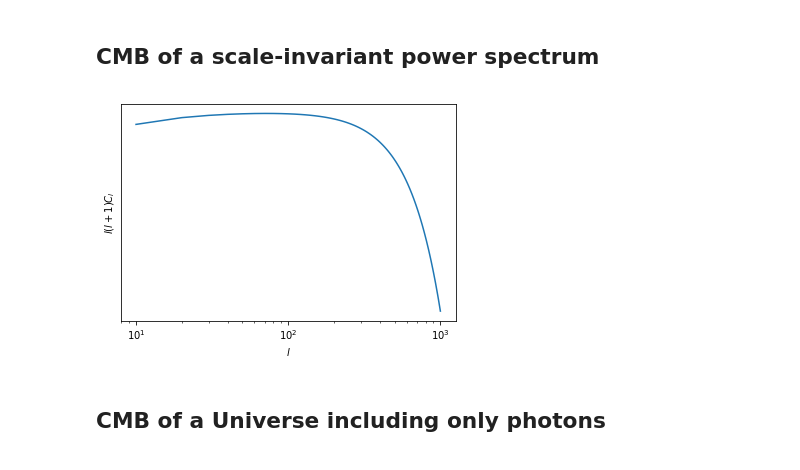
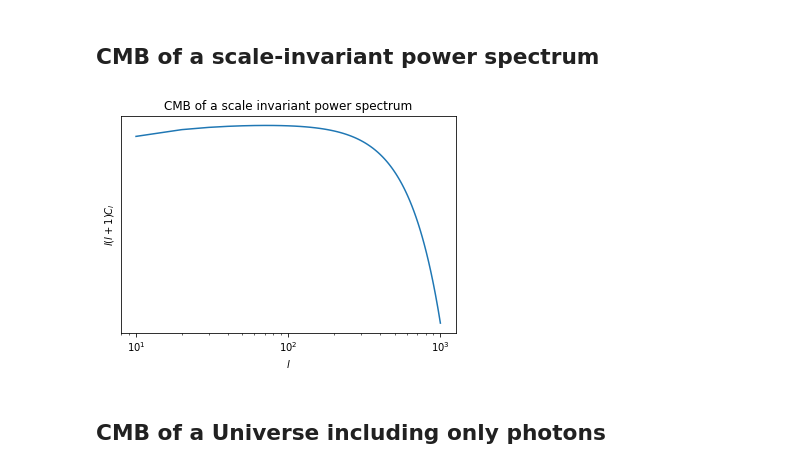
Before and after one commit to bradkav/GSS2018_Cosmology, a Jupyter notebook: scripts/Final_Script.ipynb, the cells around one changed output. Saved outputs shown, nothing was run; the diff lists cells and outputs as text; code cells hidden in the pictures.

```diff
--- a/scripts/Final_Script.ipynb
+++ b/scripts/Final_Script.ipynb
@@ -66,33 +106,35 @@ def C_l(l):
     i = 10**(-4)
     step = (0.3 - 10**(-4))/1000
     result = 0
 
     while i <= 0.3:
         int_part = lambda l: quad(dC_l_dk, i, i + step, args=(l,))[0]
         result = result + int_part(l)
         i+=step
 
     return result
 
 
 tab_cl = []
 
 for l in range(10,1001, 10):
     tab_cl.append(C_l(l))
 
 llist = np.linspace(10, 1001, 100)
 
 def cl_interp(l):
     return np.interp(l, llist, tab_cl)
 
 def pl_func(func, l):
     return l*(l+1)*func(l)
 
 plt.loglog(llist, pl_func(cl_interp, llist))
 plt.ylabel('$l(l+1)C_l$')
 plt.xlabel('$l$')
+plt.title('CMB of a scale invariant power spectrum')
+plt.savefig('fig1.pdf')
 plt.show()
 # %% [output]
-[figure, old version]
+[figure, new version]
 # %% [markdown]
 ## CMB of a Universe including only photons
```
Also changed, not shown: parts of 17 cells of this notebook.
